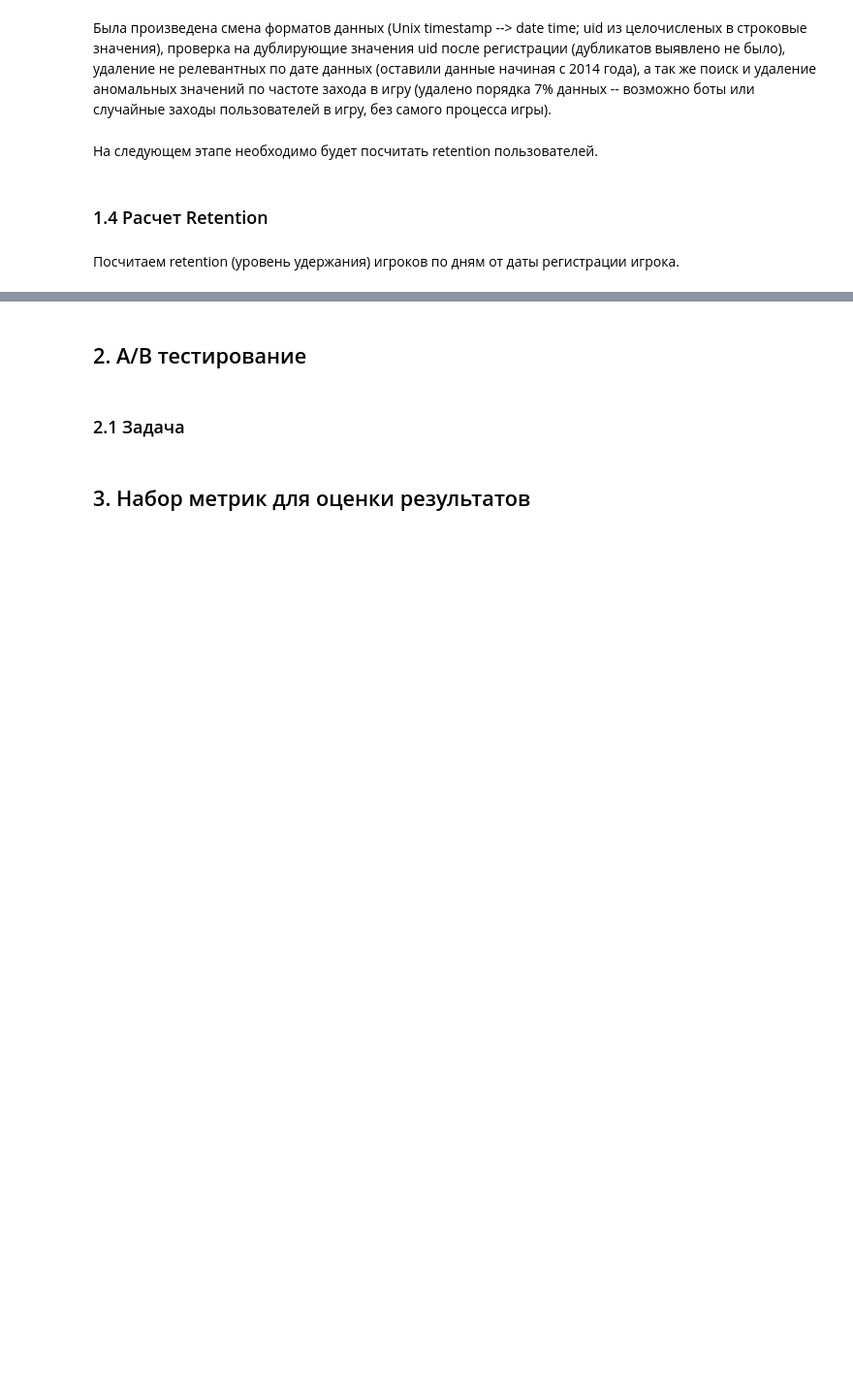
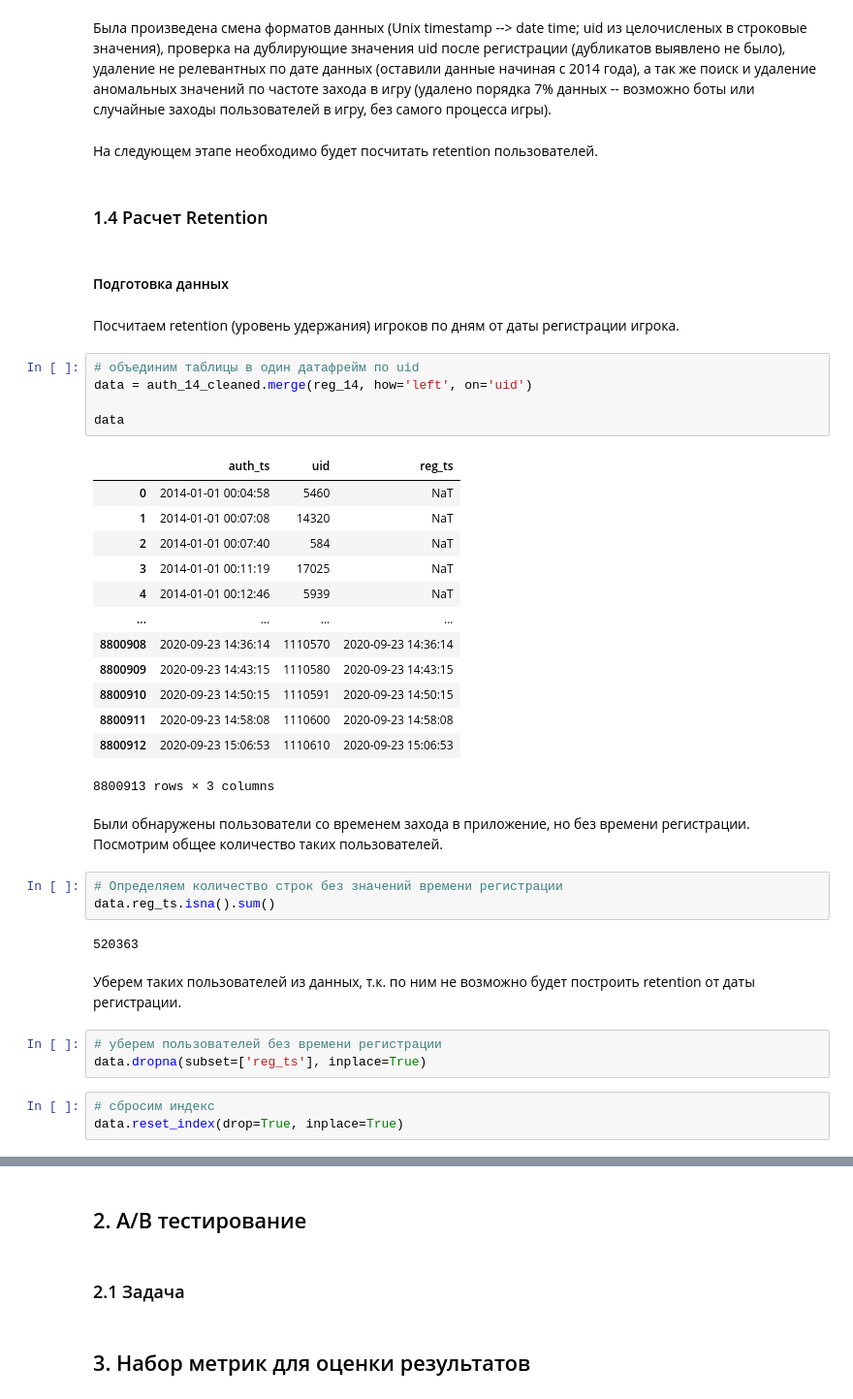
Before and after one commit to nktnlx/data_analysis_course, a Jupyter notebook: 37_final_project/final_project.ipynb, the cells around one changed output, grey strips where cells are left out. Shown at 97% size. Drawn from its saved outputs; the diff is of its cells as text; blank space fills up the shorter version.

```diff
--- a/37_final_project/final_project.ipynb
+++ b/37_final_project/final_project.ipynb
@@ -440,5 +441,41 @@ round((auth_14.shape[0] - auth_14_cleaned.shape[0]) * 100 / auth_14.shape[0], 2)
 На следующем этапе необходимо будет посчитать retention пользователей.
 # %% [markdown]
 ### 1.4 Расчет Retention
+# %% [markdown]
+#### Подготовка данных
 # %% [markdown]
 Посчитаем retention (уровень удержания) игроков по дням от даты регистрации игрока.
+# %%
+# объединим таблицы в один датафрейм по uid
+data = auth_14_cleaned.merge(reg_14, how='left', on='uid')
+
+data
+# %% [output]
+|  | auth_ts | uid | reg_ts |
+| 0 | 2014-01-01 00:04:58 | 5460 | NaT |
+| 1 | 2014-01-01 00:07:08 | 14320 | NaT |
+| 2 | 2014-01-01 00:07:40 | 584 | NaT |
+| 3 | 2014-01-01 00:11:19 | 17025 | NaT |
+| 4 | 2014-01-01 00:12:46 | 5939 | NaT |
+| ... | ... | ... | ... |
+| 8800908 | 2020-09-23 14:36:14 | 1110570 | 2020-09-23 14:36:14 |
+| 8800909 | 2020-09-23 14:43:15 | 1110580 | 2020-09-23 14:43:15 |
+| 8800910 | 2020-09-23 14:50:15 | 1110591 | 2020-09-23 14:50:15 |
+| 8800911 | 2020-09-23 14:58:08 | 1110600 | 2020-09-23 14:58:08 |
+| 8800912 | 2020-09-23 15:06:53 | 1110610 | 2020-09-23 15:06:53 |
+8800913 rows × 3 columns
+# %% [markdown]
+Были обнаружены пользователи со временем захода в приложение, но без времени регистрации. Посмотрим общее количество таких пользователей.
+# %%
+# Определяем количество строк без значений времени регистрации
+data.reg_ts.isna().sum()
+# %% [output]
+520363
+# %% [markdown]
+Уберем таких пользователей из данных, т.к. по ним не возможно будет построить retention от даты регистрации.
+# %%
+# уберем пользователей без времени регистрации
+data.dropna(subset=['reg_ts'], inplace=True)
+# %%
+# сбросим индекс
+data.reset_index(drop=True, inplace=True)
```
Also changed, not shown: parts of 18 cells of this notebook, 1 other file.
